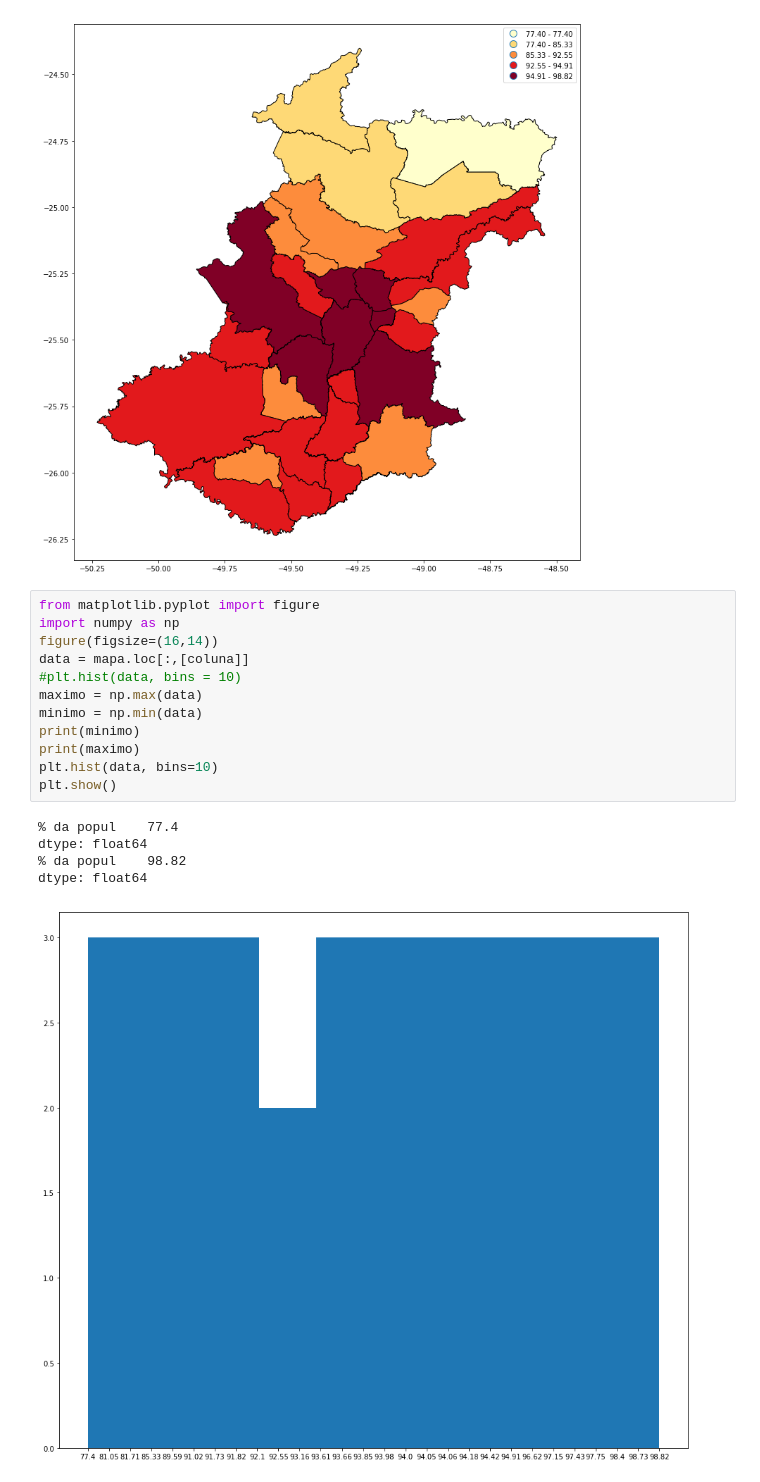
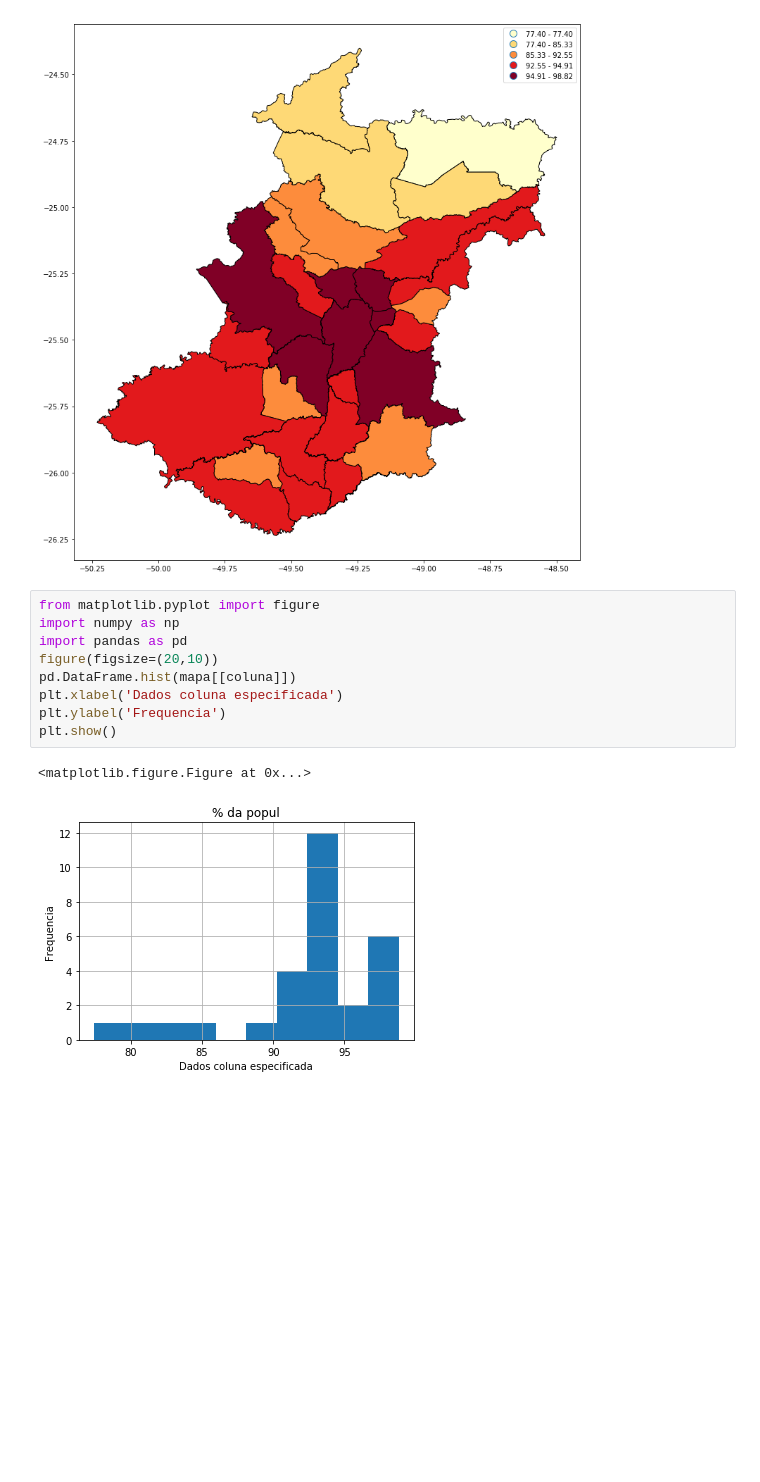
Before and after one commit to gwerle/coropletic_map, a Jupyter notebook: Gustavo_Aula04.ipynb, the cells around one changed output. Drawn from its saved outputs; the diff is of its cells as text; blank space fills up the shorter version.

Commit message:
Versão 3 - Histograma Funcionando

```diff
--- a/Gustavo_Aula04.ipynb
+++ b/Gustavo_Aula04.ipynb
@@ -15,18 +15,12 @@ Insira o nome da coluna onde se encontram os valores que devem ser classificados
 # %%
 from matplotlib.pyplot import figure
 import numpy as np
-figure(figsize=(16,14))
-data = mapa.loc[:,[coluna]]
-#plt.hist(data, bins = 10)
-maximo = np.max(data)
-minimo = np.min(data)
-print(minimo)
-print(maximo)
-plt.hist(data, bins=10)
+import pandas as pd
+figure(figsize=(20,10))
+pd.DataFrame.hist(mapa[[coluna]])
+plt.xlabel('Dados coluna especificada')
+plt.ylabel('Frequencia')
 plt.show()
 # %% [output]
-% da popul    77.4
-dtype: float64
-% da popul    98.82
-dtype: float64
+<matplotlib.figure.Figure at 0x...>
-[figure, old version]
+[figure, new version]
```
Also changed, not shown: parts of 1 cell of this notebook.
